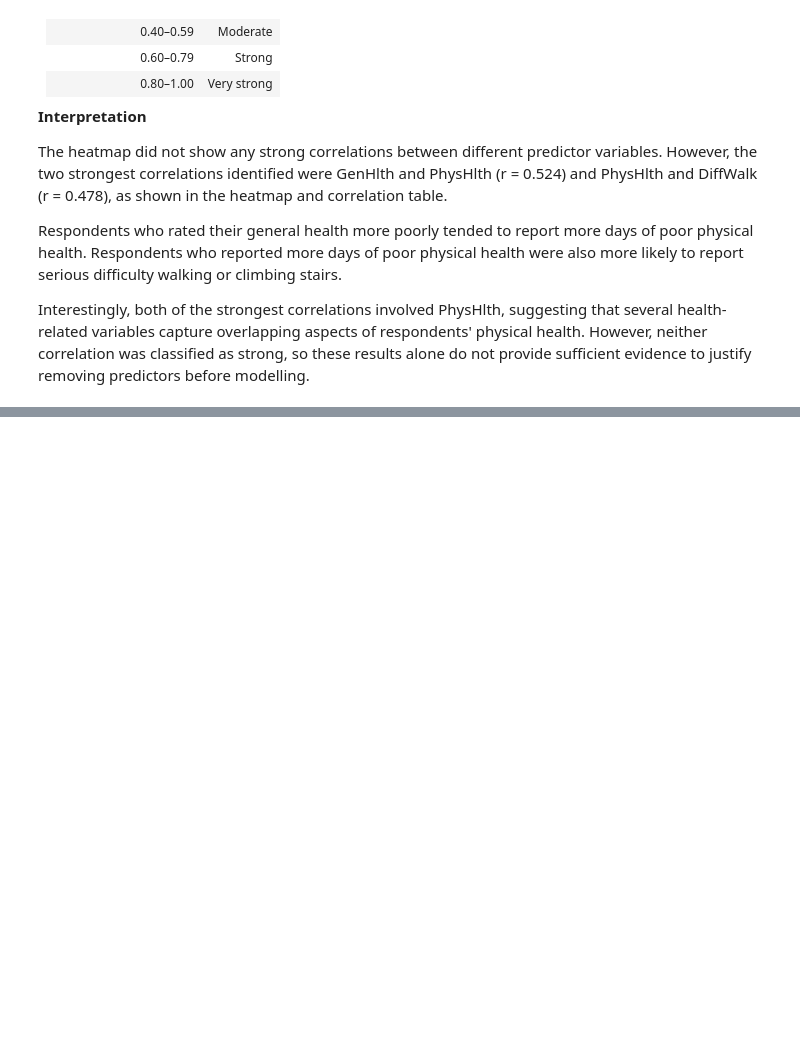
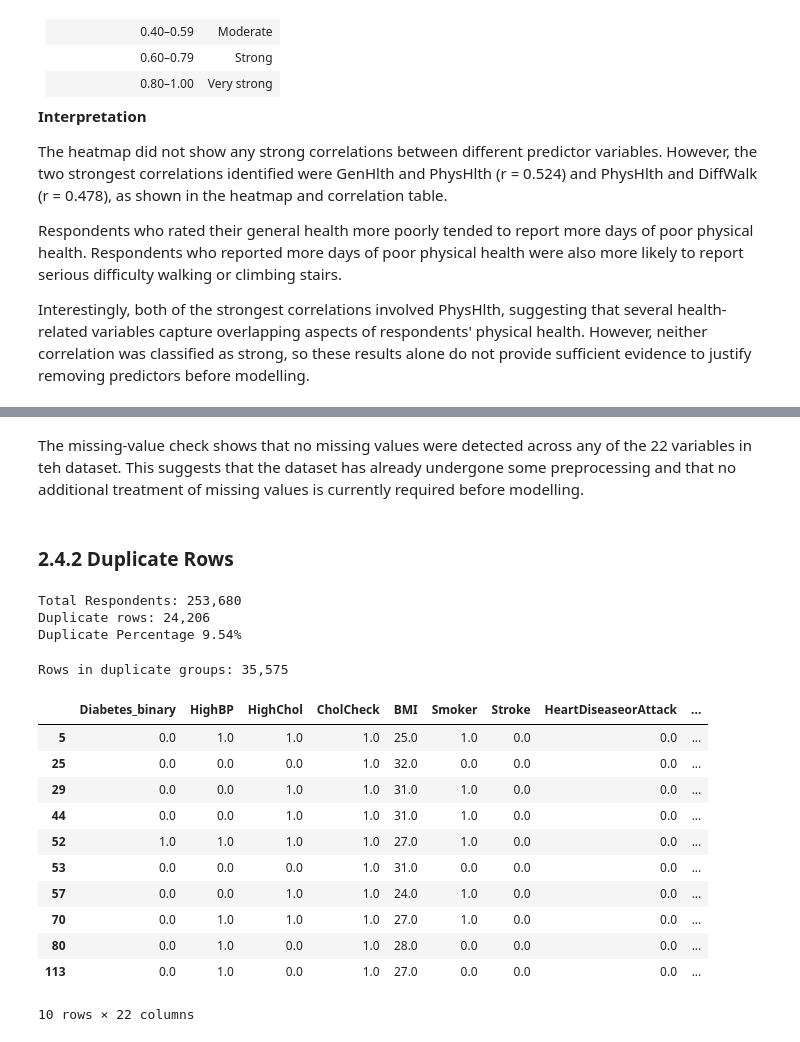
Before and after one commit to Ahmad-1031/DA_CA2, a Jupyter notebook: Notebooks/diabetes_crisp_dm.ipynb, the cells around one changed output, grey strips where cells are left out. Cells and saved outputs as stored; diff of their text form; code cells hidden in the pictures; blank space fills up the shorter version.

```diff
--- a/Notebooks/diabetes_crisp_dm.ipynb
+++ b/Notebooks/diabetes_crisp_dm.ipynb
@@ -1004,0 +1046,36 @@ Interestingly, both of the strongest correlations involved PhysHlth, suggesting
+# %% [markdown]
+The missing-value check shows that no missing values were detected across any of the 22 variables in teh dataset. This suggests that the dataset has already undergone some preprocessing and that no additional treatment of missing values is currently required before modelling.
+# %% [markdown]
+### 2.4.2 Duplicate Rows
+# %%
+duplicate_count = df.duplicated().sum()
+
+duplicate_percentage = (duplicate_count / len(df)) * 100
+
+print(f'Total Respondents: {len(df):,}')
+print(f'Duplicate rows: {duplicate_count:,}')
+print(f'Duplicate Percentage {duplicate_percentage:.2f}%')
+# %% [output]
+Total Respondents: 253,680
+Duplicate rows: 24,206
+Duplicate Percentage 9.54%
+# %%
+duplicate_rows = df[df.duplicated(keep=False)]
+
+print(f'Rows in duplicate groups: {len(duplicate_rows):,}')
+
+display(duplicate_rows.head(10))
+# %% [output]
+Rows in duplicate groups: 35,575
+|  | Diabetes_binary | HighBP | HighChol | CholCheck | BMI | Smoker | Stroke | HeartDiseaseorAttack | ... |
+| 5 | 0.0 | 1.0 | 1.0 | 1.0 | 25.0 | 1.0 | 0.0 | 0.0 | ... |
+| 25 | 0.0 | 0.0 | 0.0 | 1.0 | 32.0 | 0.0 | 0.0 | 0.0 | ... |
+| 29 | 0.0 | 0.0 | 1.0 | 1.0 | 31.0 | 1.0 | 0.0 | 0.0 | ... |
+| 44 | 0.0 | 0.0 | 1.0 | 1.0 | 31.0 | 1.0 | 0.0 | 0.0 | ... |
+| 52 | 1.0 | 1.0 | 1.0 | 1.0 | 27.0 | 1.0 | 0.0 | 0.0 | ... |
+| 53 | 0.0 | 0.0 | 0.0 | 1.0 | 31.0 | 0.0 | 0.0 | 0.0 | ... |
+| 57 | 0.0 | 0.0 | 1.0 | 1.0 | 24.0 | 1.0 | 0.0 | 0.0 | ... |
+| 70 | 0.0 | 1.0 | 1.0 | 1.0 | 27.0 | 1.0 | 0.0 | 0.0 | ... |
+| 80 | 0.0 | 1.0 | 0.0 | 1.0 | 28.0 | 0.0 | 0.0 | 0.0 | ... |
+| 113 | 0.0 | 1.0 | 0.0 | 1.0 | 27.0 | 0.0 | 0.0 | 0.0 | ... |
+10 rows × 22 columns
```
Also changed, not shown: parts of 13 cells of this notebook.
